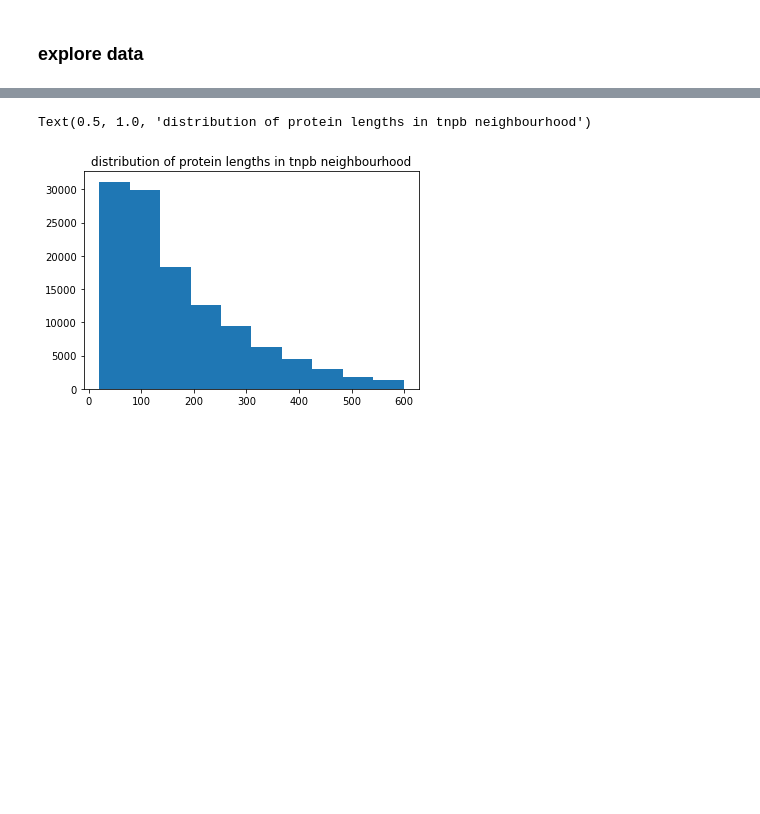
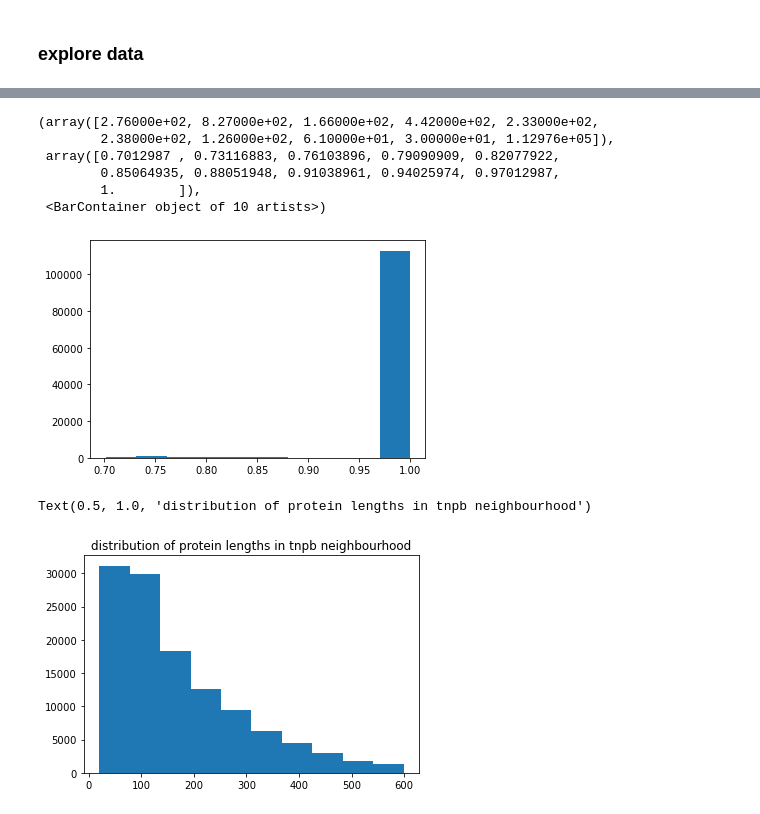
Before and after one commit to pdhsulab/GeneGraphDB, a Jupyter notebook: explore_tnpB_neighb.ipynb, the cells around one changed output, grey strips where cells are left out. Saved outputs shown, nothing was run; the diff lists cells and outputs as text; code cells hidden in the pictures; blank space fills up the shorter version.

```diff
--- a/explore_tnpB_neighb.ipynb
+++ b/explore_tnpB_neighb.ipynb
@@ -351,3 +349,14 @@ Text(0.5, 1.0, 'distribution of the number of tnpBs neighbours that are also tnp
+# %%
+icity_s = tnpB_df_0.iloc[:,2]
+plt.hist(icity_s)
+# %% [output]
+(array([2.76000e+02, 8.27000e+02, 1.66000e+02, 4.42000e+02, 2.33000e+02,
+        2.38000e+02, 1.26000e+02, 6.10000e+01, 3.00000e+01, 1.12976e+05]),
+ array([0.7012987 , 0.73116883, 0.76103896, 0.79090909, 0.82077922,
+        0.85064935, 0.88051948, 0.91038961, 0.94025974, 0.97012987,
+        1.        ]),
+ <BarContainer object of 10 artists>)
+[figure, added]
 # %%
 # len_seq = []
 # path_tnpB_multifaa = "hmmer_input_tnpb.faa"
```
Also changed, not shown: parts of 35 cells of this notebook, 24 other files.
